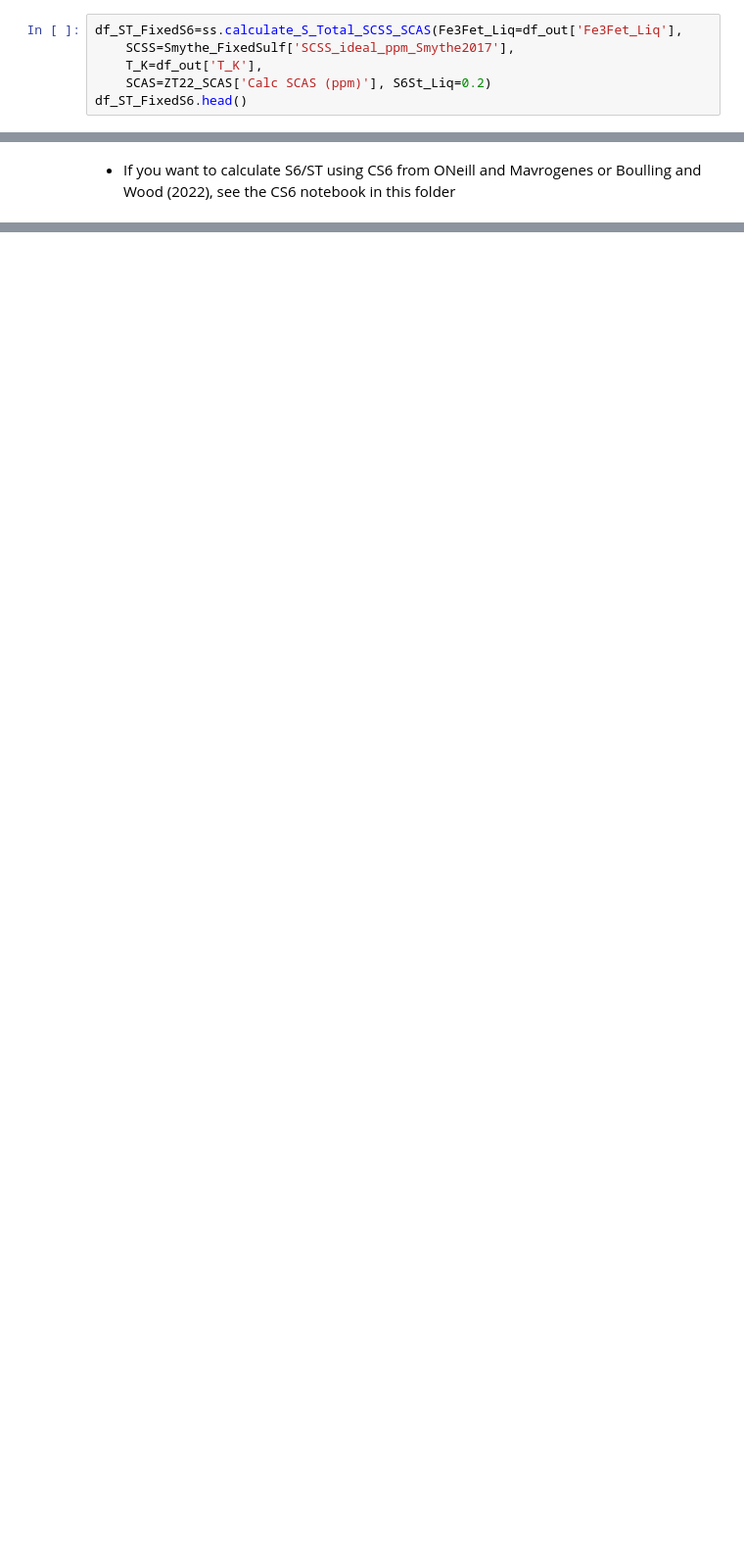
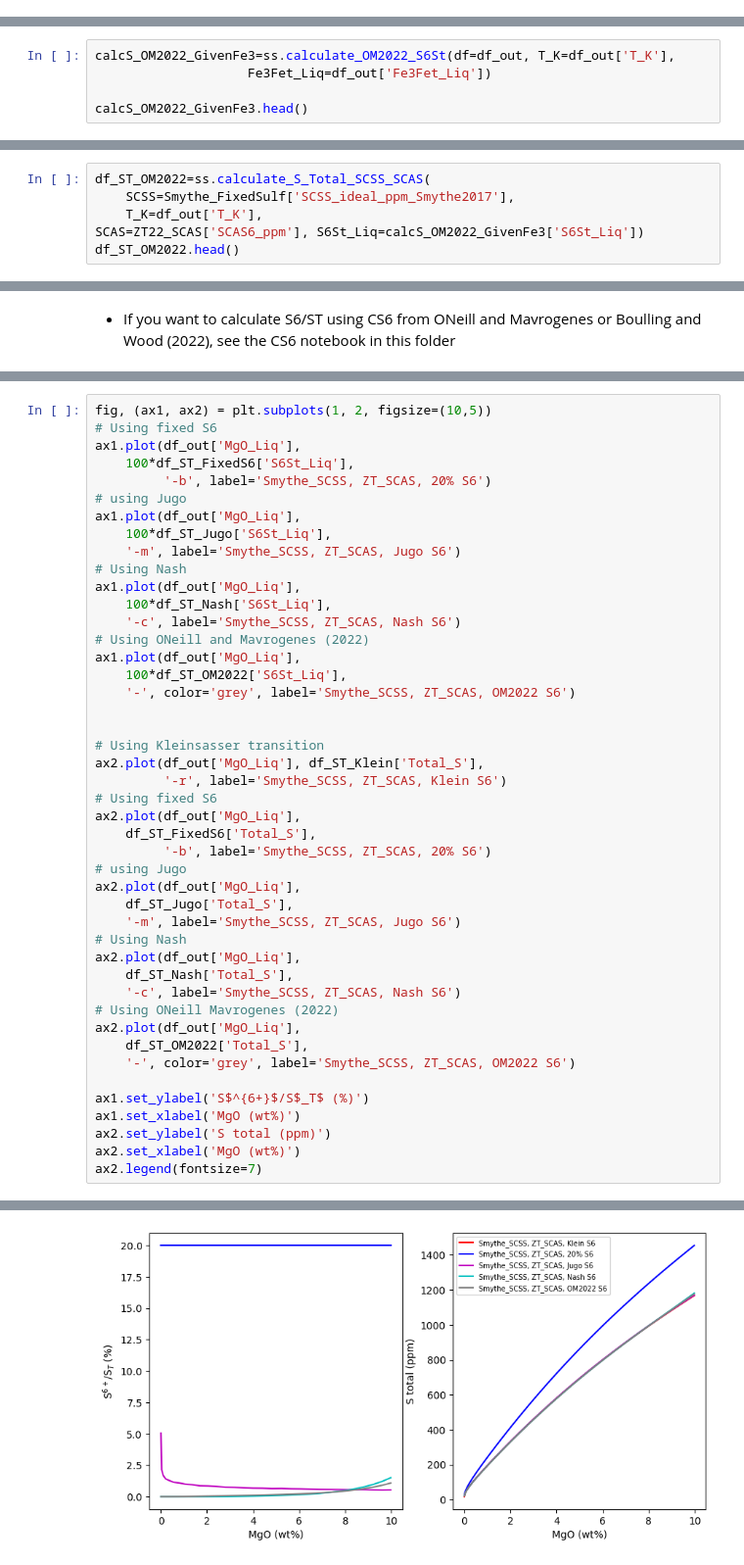
Before and after one commit to PennyWieser/PySulfSat, a Jupyter notebook: docs/Examples/S6_S2_Corrections/S6_S2_Corrections_Nash_Jugo_Kleinsasser.ipynb, the cells around one changed output, grey strips where cells are left out. Shown at 98% size. Cells and saved outputs as stored; diff of their text form; blank space fills up the shorter version.

```diff
--- a/docs/Examples/S6_S2_Corrections/S6_S2_Corrections_Nash_Jugo_Kleinsasser.ipynb
+++ b/docs/Examples/S6_S2_Corrections/S6_S2_Corrections_Nash_Jugo_Kleinsasser.ipynb
@@ -147,6 +193,0 @@ df_ST_FixedS6.head()
-# %%
-df_ST_FixedS6=ss.calculate_S_Total_SCSS_SCAS(Fe3Fet_Liq=df_out['Fe3Fet_Liq'],
-    SCSS=Smythe_FixedSulf['SCSS_ideal_ppm_Smythe2017'],
-    T_K=df_out['T_K'],
-    SCAS=ZT22_SCAS['Calc SCAS (ppm)'], S6St_Liq=0.2)
-df_ST_FixedS6.head()
@@ -175,0 +212,5 @@ df_ST_Klein.head()
+# %%
+calcS_OM2022_GivenFe3=ss.calculate_OM2022_S6St(df=df_out, T_K=df_out['T_K'],
+                    Fe3Fet_Liq=df_out['Fe3Fet_Liq'])
+
+calcS_OM2022_GivenFe3.head()
@@ -175,0 +224,6 @@ df_ST_Klein.head()
+# %%
+df_ST_OM2022=ss.calculate_S_Total_SCSS_SCAS(
+    SCSS=Smythe_FixedSulf['SCSS_ideal_ppm_Smythe2017'],
+    T_K=df_out['T_K'],
+SCAS=ZT22_SCAS['SCAS6_ppm'], S6St_Liq=calcS_OM2022_GivenFe3['S6St_Liq'])
+df_ST_OM2022.head()
@@ -177,0 +241,46 @@ df_ST_Klein.head()
+# %%
+fig, (ax1, ax2) = plt.subplots(1, 2, figsize=(10,5))
+# Using fixed S6
+ax1.plot(df_out['MgO_Liq'],
+    100*df_ST_FixedS6['S6St_Liq'],
+         '-b', label='Smythe_SCSS, ZT_SCAS, 20% S6')
+# using Jugo
+ax1.plot(df_out['MgO_Liq'],
+    100*df_ST_Jugo['S6St_Liq'],
+    '-m', label='Smythe_SCSS, ZT_SCAS, Jugo S6')
+# Using Nash
+ax1.plot(df_out['MgO_Liq'],
+    100*df_ST_Nash['S6St_Liq'],
+    '-c', label='Smythe_SCSS, ZT_SCAS, Nash S6')
+# Using ONeill and Mavrogenes (2022)
+ax1.plot(df_out['MgO_Liq'],
+    100*df_ST_OM2022['S6St_Liq'],
+    '-', color='grey', label='Smythe_SCSS, ZT_SCAS, OM2022 S6')
+
+
+# Using Kleinsasser transition
+ax2.plot(df_out['MgO_Liq'], df_ST_Klein['Total_S'],
+         '-r', label='Smythe_SCSS, ZT_SCAS, Klein S6')
+# Using fixed S6
+ax2.plot(df_out['MgO_Liq'],
+    df_ST_FixedS6['Total_S'],
+         '-b', label='Smythe_SCSS, ZT_SCAS, 20% S6')
+# using Jugo
+ax2.plot(df_out['MgO_Liq'],
+    df_ST_Jugo['Total_S'],
+    '-m', label='Smythe_SCSS, ZT_SCAS, Jugo S6')
+# Using Nash
+ax2.plot(df_out['MgO_Liq'],
+    df_ST_Nash['Total_S'],
+    '-c', label='Smythe_SCSS, ZT_SCAS, Nash S6')
+# Using ONeill Mavrogenes (2022)
+ax2.plot(df_out['MgO_Liq'],
+    df_ST_OM2022['Total_S'],
+    '-', color='grey', label='Smythe_SCSS, ZT_SCAS, OM2022 S6')
+
+ax1.set_ylabel('S$^{6+}$/S$_T$ (%)')
+ax1.set_xlabel('MgO (wt%)')
+ax2.set_ylabel('S total (ppm)')
+ax2.set_xlabel('MgO (wt%)')
+ax2.legend(fontsize=7)
+# %% [output]
@@ -177,0 +288 @@ df_ST_Klein.head()
+[figure, added]
```
Also changed, not shown: parts of 24 cells of this notebook, 21 other files.
